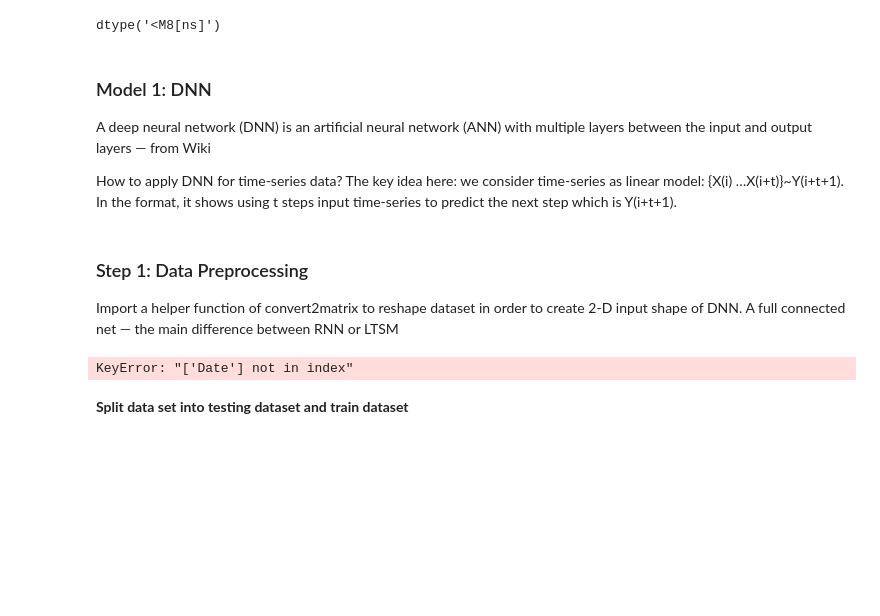
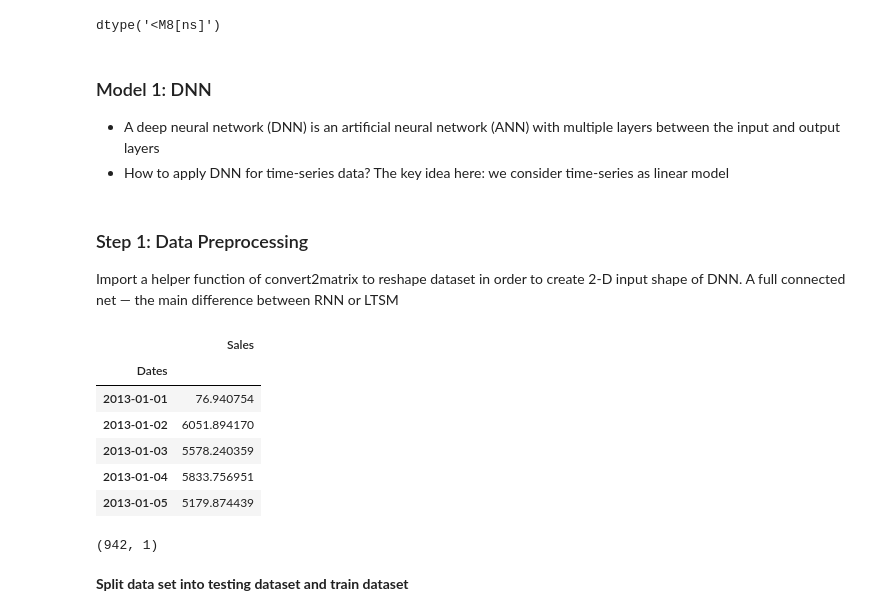
Before and after one commit to ekubay/Rossmann_Pharmaceutical_sales_Prediction, a Jupyter notebook: notebooks/models.ipynb, the cells around one changed output. Drawn from its saved outputs; the diff is of its cells as text; code cells hidden in the pictures; blank space fills up the shorter version.

```diff
--- a/notebooks/models.ipynb
+++ b/notebooks/models.ipynb
@@ -178,14 +172,24 @@ df_train['Dates'].dtypes
 dtype('<M8[ns]')
 # %% [markdown]
 ### Model 1: DNN
-A deep neural network (DNN) is an artificial neural network (ANN) with multiple layers between the input and output layers — from Wiki
-
-How to apply DNN for time-series data? The key idea here: we consider time-series as linear model: {X(i) …X(i+t)}~Y(i+t+1). In the format, it shows using t steps input time-series to predict the next step which is Y(i+t+1).
+- A deep neural network (DNN) is an artificial neural network (ANN) with multiple layers between the input and output layers
+- How to apply DNN for time-series data? The key idea here: we consider time-series as linear model
 # %% [markdown]
 ### Step 1: Data Preprocessing
 Import a helper function of convert2matrix to reshape dataset in order to create 2-D input shape of DNN. A full connected net — the main difference between RNN or LTSM
-# %%
-sales_df = df_train[['Date', 'Sales']].set_index('Dates')
-sales_df.head()
-# %% [output]
-KeyError: "['Date'] not in index"
+# %%
+sales_DN = df_train.groupby("Dates").agg({"Sales": "mean"})
+# %%
+sales_DN.head()
+# %% [output]
+|  | Sales |
+| Dates |  |
+| 2013-01-01 | 76.940754 |
+| 2013-01-02 | 6051.894170 |
+| 2013-01-03 | 5578.240359 |
+| 2013-01-04 | 5833.756951 |
+| 2013-01-05 | 5179.874439 |
+# %%
+sales_df.shape
+# %% [output]
+(942, 1)
```
Also changed, not shown: parts of 68 cells of this notebook.
